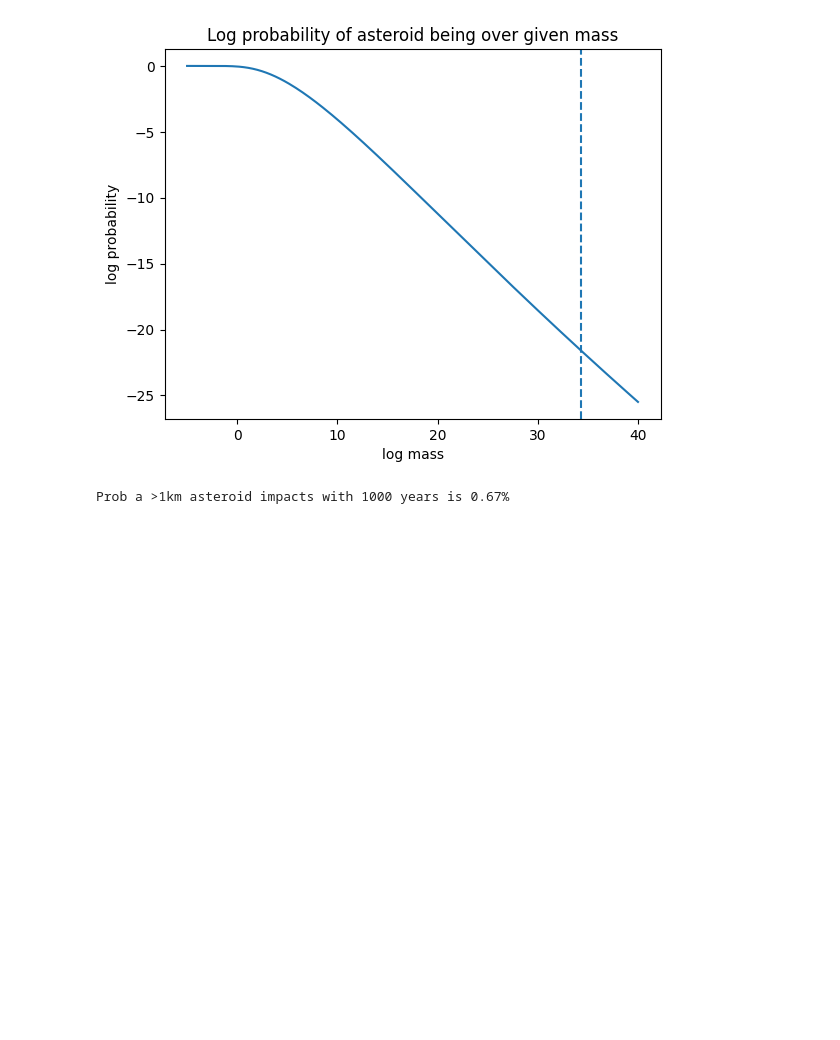
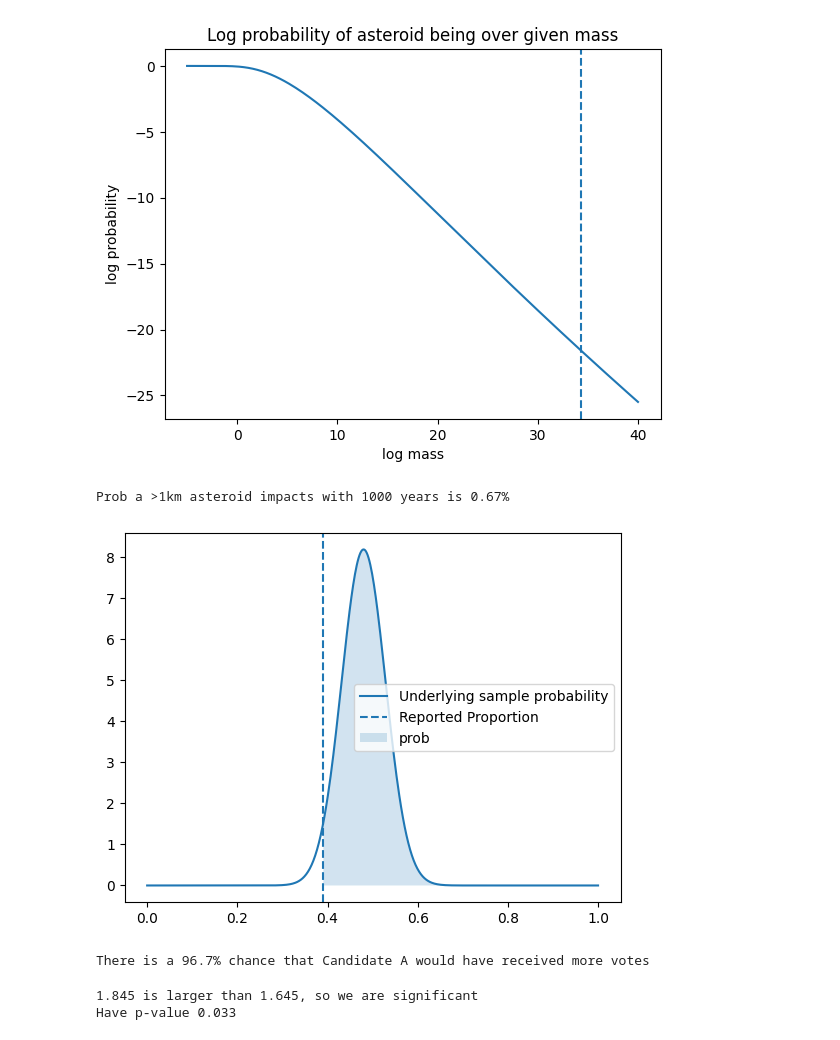
Before and after one commit to SasithaAI/My12MonthAIStudy, a Jupyter notebook: HypothisesTesting.ipynb, the cells around one changed output. Drawn from its saved outputs; the diff is of its cells as text; code cells hidden in the pictures; blank space fills up the shorter version.

```diff
--- a/HypothisesTesting.ipynb
+++ b/HypothisesTesting.ipynb
@@ -161,0 +166,26 @@ Prob a >1km asteroid impacts with 1000 years is 0.67%
+# %%
+sigma = np.sqrt(0.39 * 0.61 / 100)
+reported = 0.39
+sample = 0.48
+
+xs = np.linspace(0, 1, 500)
+ps = norm.pdf(xs, sample, sigma)
+plt.plot(xs, ps, label="Underlying sample probability")
+plt.axvline(reported, ls="--", label="Reported Proportion")
+plt.fill_between(xs, ps, 0, alpha=0.2, where=xs>=reported, label="prob")
+plt.legend();
+# %% [output]
+[figure, added]
+# %%
+prob_more = norm.sf(reported, sample, sigma)
+print(f"There is a {100 * prob_more:.1f}% chance that Candidate A would have received more votes")
+# %% [output]
+There is a 96.7% chance that Candidate A would have received more votes
+# %%
+z_score = (sample - reported) / sigma
+z_score_needed_for_significance = norm.ppf(0.95)
+print(f"{z_score:.3f} is larger than {z_score_needed_for_significance:.3f}, so we are significant")
+print(f"Have p-value {norm.sf(sample, reported, sigma):.3f}")
+# %% [output]
+1.845 is larger than 1.645, so we are significant
+Have p-value 0.033
```
Also changed, not shown: parts of 3 cells of this notebook.
